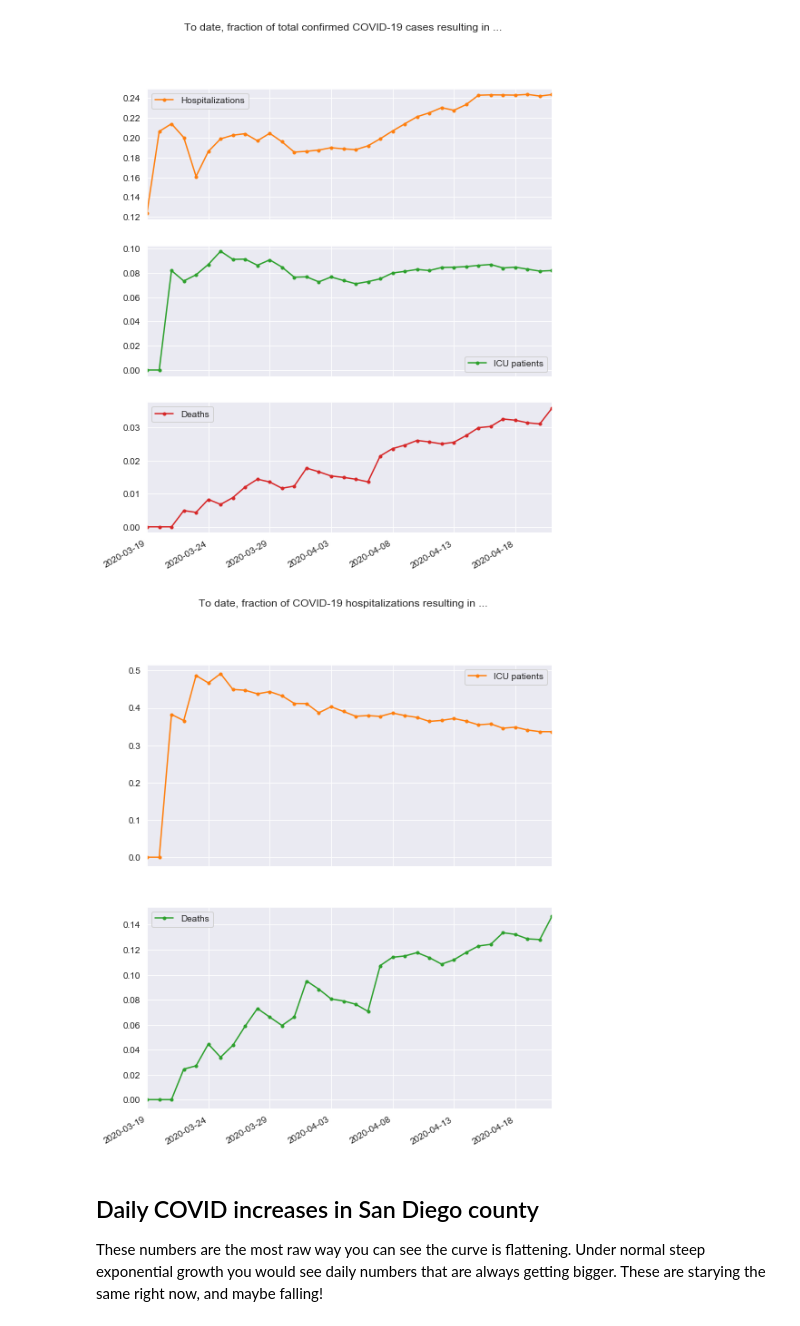
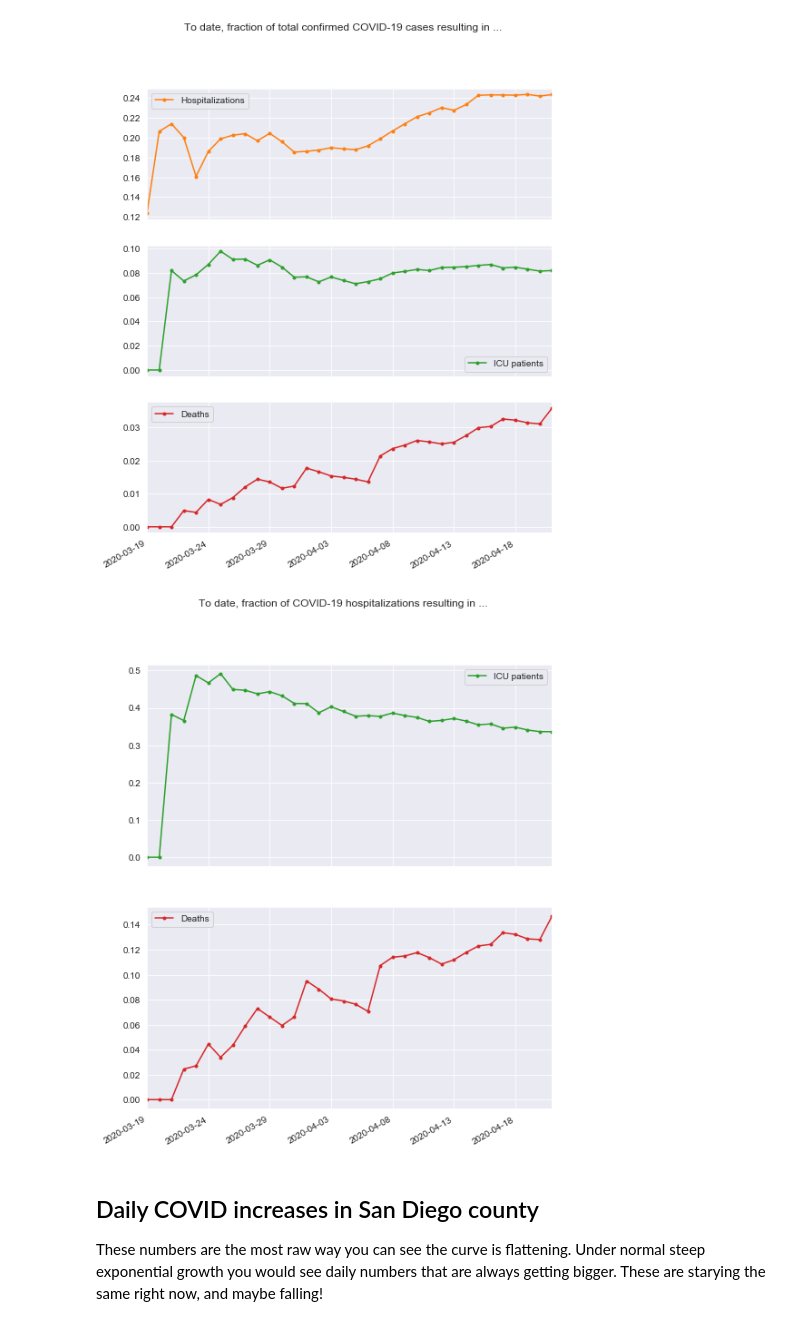
Before and after one commit to jasongfleischer/defunct-website-argo-navis, a Jupyter notebook: _notebooks/2020-04-20-SanDiego-COVID-19.ipynb, the cells around one changed output. Drawn from its saved outputs; the diff is of its cells as text; code cells hidden in the pictures.

Commit message:
updated optimistic hospital bed predictions, minor cleanup of words and colors in graphs

```diff
--- a/_notebooks/2020-04-20-SanDiego-COVID-19.ipynb
+++ b/_notebooks/2020-04-20-SanDiego-COVID-19.ipynb
@@ -262,11 +262,11 @@ plt.suptitle('To date, fraction of total confirmed COVID-19 cases resulting in .
 # %%
 #collapse
 frac = totals[['ICU patients','Deaths']]
 frac = frac.apply(lambda x: x/totals['Hospitalizations'])
-frac.plot(subplots=True,sharex=True,figsize=(8,10),marker='.',color=colors[1:]);
+frac.plot(subplots=True,sharex=True,figsize=(8,10),marker='.',color=colors[2:]);
 plt.suptitle('To date, fraction of COVID-19 hospitalizations resulting in ...');
 # %% [output]
-[figure, old version]
+[figure, new version]
 # %% [markdown]
 <a id="daily"></a>
 ## Daily COVID increases in San Diego county
```
Also changed, not shown: parts of 6 cells of this notebook.
